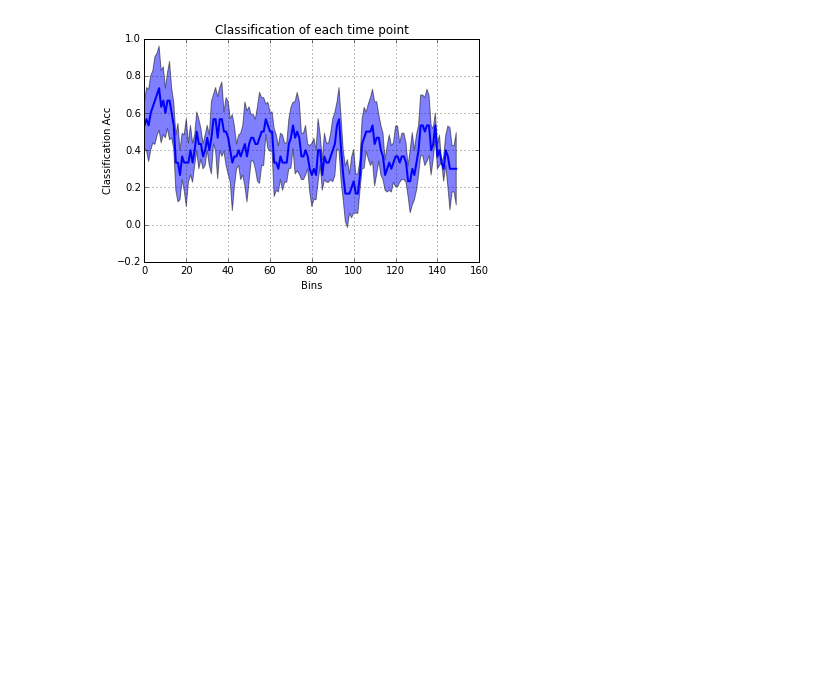
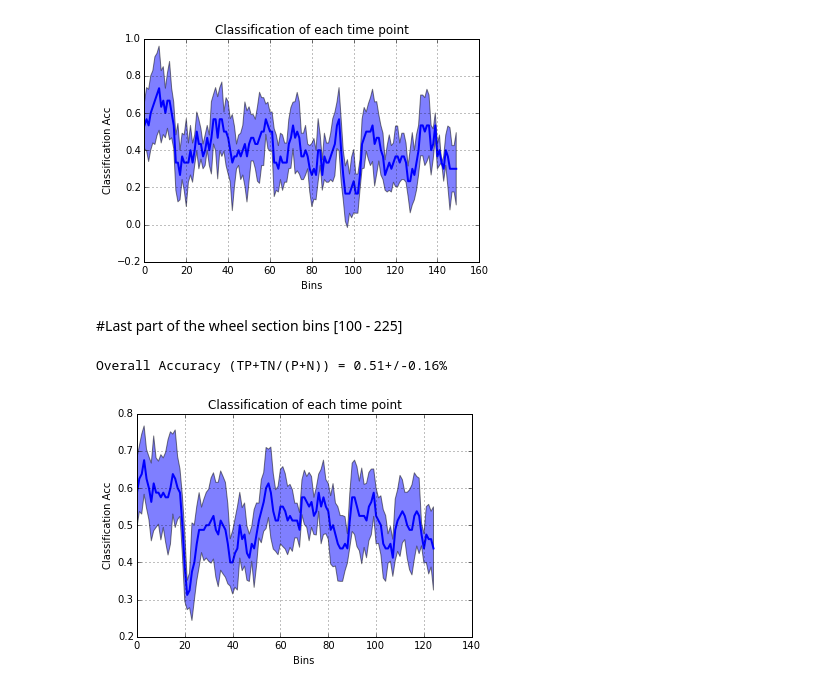
Before and after one commit to rubenpinzon/Wigner-Pattern, a Jupyter notebook: classification_xlatents.ipynb, the cells around one changed output. Saved outputs shown, nothing was run; the diff lists cells and outputs as text; code cells hidden in the pictures; blank space fills up the shorter version.

Commit message:
#RES added a function to separate different sections within the wheel section

```diff
--- a/classification_xlatents.ipynb
+++ b/classification_xlatents.ipynb
@@ -83,3 +83,14 @@ bayesClass(x, y, verbose=False)
 # %% [output]
 Overall Accuracy (TP+TN/(P+N)) = 0.41+/-0.26%
 [figure]
+# %% [markdown]
+#Last part of the wheel section bins [100 - 225]
+# %%
+x = sio.loadmat('/home/ruben/Documents/HAS/HC-5/i01_maze13_003/i01_maze13_003x_orth_last.mat')
+x_orth = np.transpose(x['x_knn'],[2, 1, 0])
+y = np.concatenate(x['label'])
+
+bayesClass(x_orth, y, verbose=False)
+# %% [output]
+Overall Accuracy (TP+TN/(P+N)) = 0.51+/-0.16%
+[figure, added]
```
Also changed, not shown: parts of 5 cells of this notebook, 2 other files.
